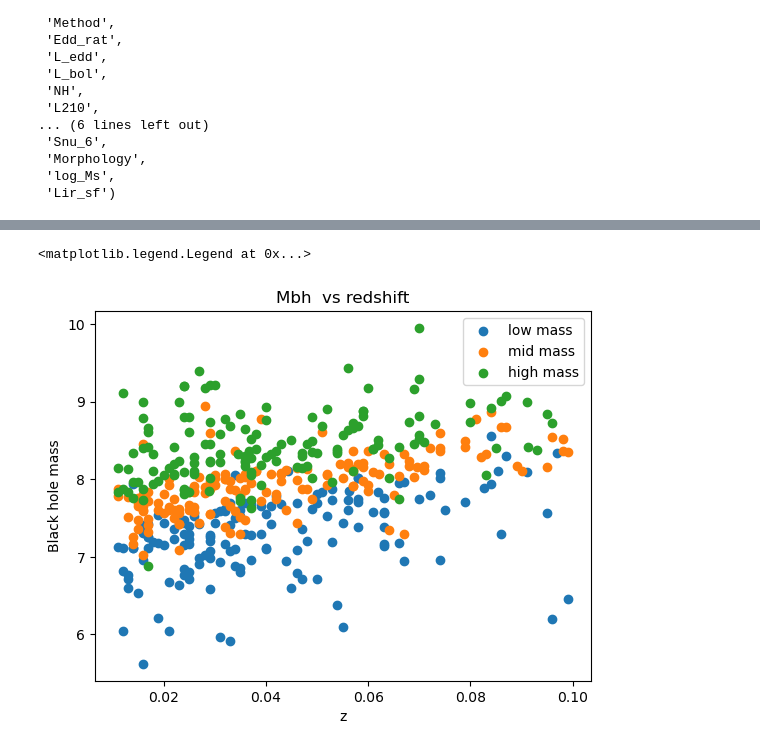
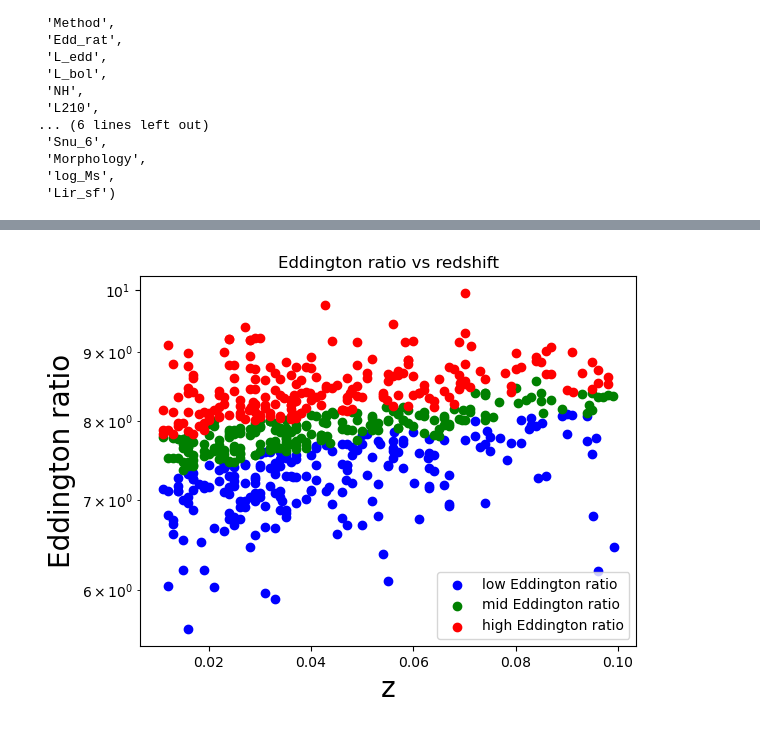
Before and after one commit to mcp74/AGNclustering, a Jupyter notebook: KNN_example.ipynb, the cells around one changed output, grey strips where cells are left out. Saved outputs shown, nothing was run; the diff lists cells and outputs as text; code cells hidden in the pictures.

```diff
--- a/KNN_example.ipynb
+++ b/KNN_example.ipynb
@@ -54,7 +54,7 @@ agn.dtype.names
  'log_Ms',
  'Lir_sf')
 # %%
-nonzero=agn['Mbh']!=0
+nonzero=(agn["Mbh"]>0)
 agnmass=agn[nonzero]
 zbins=np.arange(0.01,.11,.01)
 
@@ -63,10 +63,20 @@ stmax=np.max(agnmass['log_Ms'][agnmass['log_Ms']>8])
 increm=(stmax-stmin)/5
 msbins=np.arange(stmin,stmax+increm,increm)
 
+increm=(stmax-stmin)/9
+msbinsmod=np.arange(stmin,stmax+increm,increm)
+
+
+stmin=np.min(agnmass['Mbh'][agnmass['Mbh']>0])
+stmax=np.max(agnmass['Mbh'][agnmass['Mbh']>0])
+increm=(stmax-stmin)/9
+massbins=np.arange(stmin,stmax+increm,increm)
+
+
 percentile=33
 # %%
 %autoreload 2
 
-lower, mid, upper = control_mult_var(agn=agnmass,bins1=zbins,bins2=msbins,control1='z',control2='log_Ms',var='Mbh',percentile=percentile)
+lower, mid, upper = control_mult_var(agn=agnmass,bins1=zbins,bins2=massbins,control1='z',control2='Mbh',var='L210',percentile=50)
 
-l, m, u = control_var(agn=agnmass,bins=zbins,control='z',var='Mbh',percentile=percentile)
+l, m, up = control_var(agn=agnmass,bins=zbins,control='z',var='Mbh',percentile=percentile)
@@ -73,11 +93,20 @@ l, m, u = control_var(agn=agnmass,bins=zbins,control='z',var='Mbh',percentile=pe
 # %%
-plt.scatter(lower['z'],lower['Mbh'],label='low mass')
-plt.scatter(mid['z'],mid['Mbh'],label="mid mass")
-plt.scatter(upper['z'],upper['Mbh'],label='high mass')
-plt.xlabel('z')
-plt.ylabel('Black hole mass')
-plt.title('Mbh  vs redshift')
+plt.scatter(l['z'],l['Mbh'],label='low Eddington ratio',color='blue')
+plt.scatter(m['z'],m['Mbh'],label="mid Eddington ratio",color='green')
+plt.scatter(up['z'],up['Mbh'],label='high Eddington ratio',color='red')
+plt.xlabel('z',fontsize=20)
+plt.ylabel('Eddington ratio',fontsize=20)
+plt.title('Eddington ratio vs redshift')
 plt.legend()
+plt.yscale('log')
+# output2,err2,cov = k.kNN_wrapper(rsmod,pismod, agn, gal,kneighbors=3,m=2,rpbool=True)
+# output3,err3,cov = k.kNN_wrapper(rsmod,pismod, agn, gal,kneighbors=3,m=3,rpbool=True)
+# output4,err4,cov = k.kNN_wrapper(rsmod,pismod, agn, gal,kneighbors=3,m=4,rpbool=True)
+# output5,err5,cov = k.kNN_wrapper(rsmod,pismod, agn, gal,kneighbors=3,m=5,rpbool=True)
+# output6,err6,cov = k.kNN_wrapper(rsmod,pismod, agn, gal,kneighbors=3,m=6,rpbool=True)
+# output7,err7,cov = k.kNN_wrapper(rsmod,pismod, agn, gal,kneighbors=3,m=7,rpbool=True)
+# output8,err8,cov = k.kNN_wrapper(rsmod,pismod, agn, gal,kneighbors=3,m=8,rpbool=True)
+# output9,err9,cov = k.kNN_wrapper(rsmod,pismod, agn, gal,kneighbors=3,m=9,rpbool=True)
+# output10,err10,cov = k.kNN_wrapper(rsmod,pismod, agn, gal,kneighbors=3,m=10,rpbool=True)
 # %% [output]
-<matplotlib.legend.Legend at 0x...>
-[figure, old version]
+[figure, new version]
```
Also changed, not shown: parts of 21 cells of this notebook, 9 other files.
